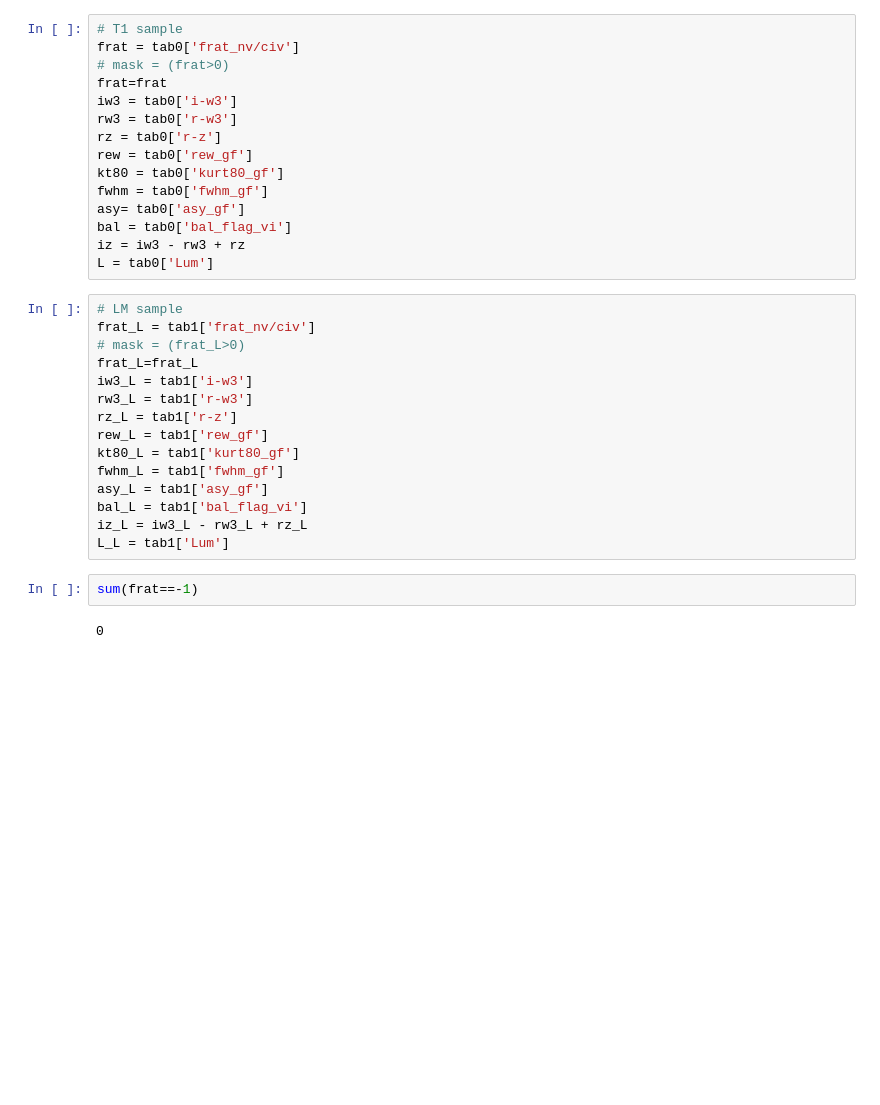
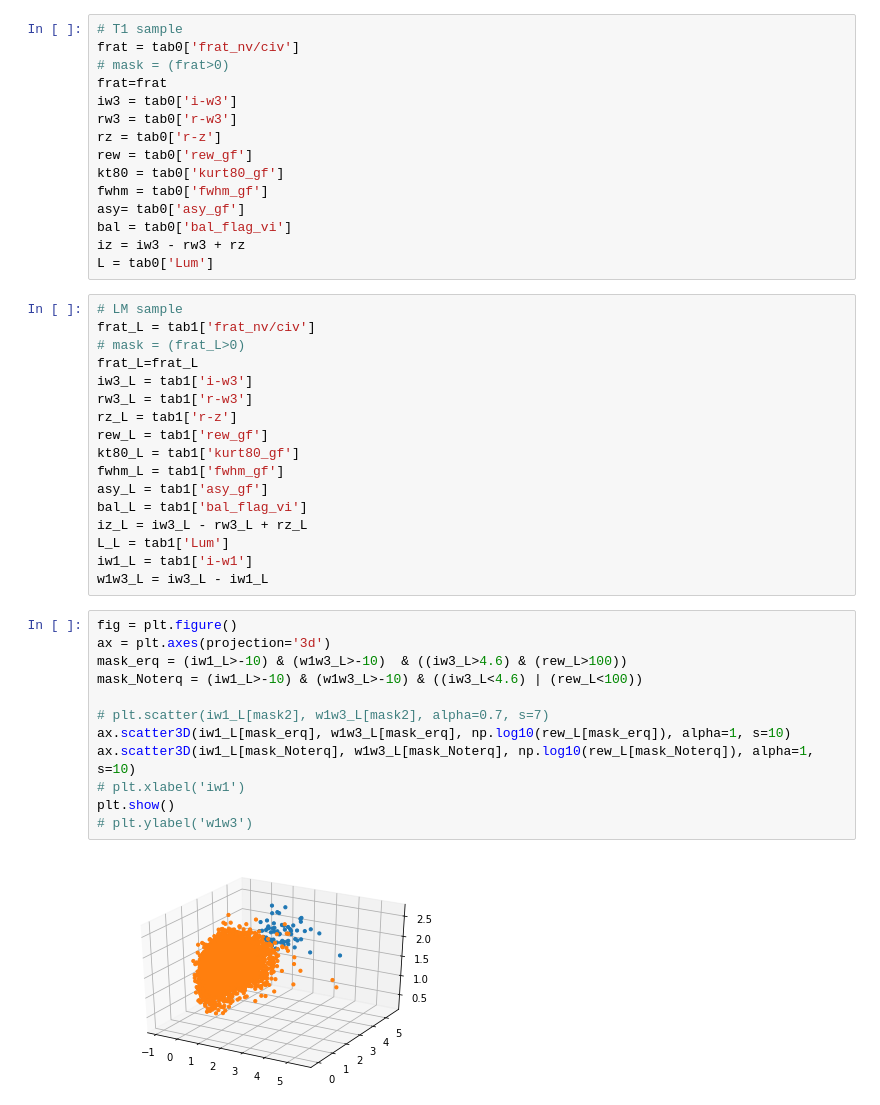
Before and after one commit to rezamonadi/ExtemelyRedQuasars, a Jupyter notebook: Stat/ReggressionBootStrap.ipynb, the cells around one changed output. Drawn from its saved outputs; the diff is of its cells as text; blank space fills up the shorter version.

```diff
--- a/Stat/ReggressionBootStrap.ipynb
+++ b/Stat/ReggressionBootStrap.ipynb
@@ -36,7 +57,19 @@ asy_L = tab1['asy_gf']
 bal_L = tab1['bal_flag_vi']
 iz_L = iw3_L - rw3_L + rz_L
 L_L = tab1['Lum']
+iw1_L = tab1['i-w1']
+w1w3_L = iw3_L - iw1_L
-# %%
-sum(frat==-1)
-# %% [output]
-0
+# %%
+fig = plt.figure()
+ax = plt.axes(projection='3d')
+mask_erq = (iw1_L>-10) & (w1w3_L>-10)  & ((iw3_L>4.6) & (rew_L>100))
+mask_Noterq = (iw1_L>-10) & (w1w3_L>-10) & ((iw3_L<4.6) | (rew_L<100))
+
+# plt.scatter(iw1_L[mask2], w1w3_L[mask2], alpha=0.7, s=7)
+ax.scatter3D(iw1_L[mask_erq], w1w3_L[mask_erq], np.log10(rew_L[mask_erq]), alpha=1, s=10)
+ax.scatter3D(iw1_L[mask_Noterq], w1w3_L[mask_Noterq], np.log10(rew_L[mask_Noterq]), alpha=1, s=10)
+# plt.xlabel('iw1')
+plt.show()
+# plt.ylabel('w1w3')
+# %% [output]
+[figure, added]
```
Also changed, not shown: parts of 21 cells of this notebook, 10 other files.
